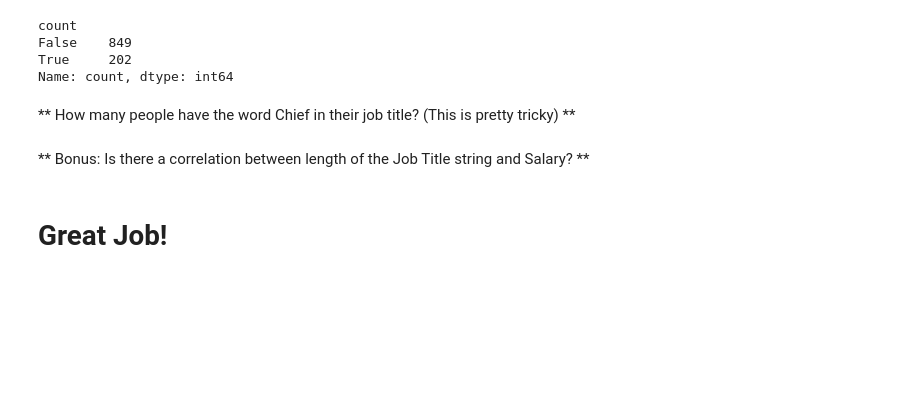
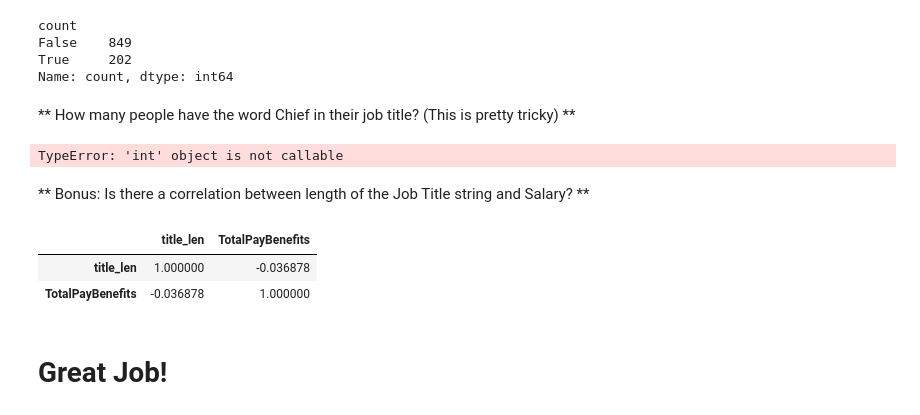
Before and after one commit to sina6611/Salary-analyse-project, a Jupyter notebook: 01-SF Salaries Exercise.ipynb, the cells around one changed output. Saved outputs shown, nothing was run; the diff lists cells and outputs as text; code cells hidden in the pictures; blank space fills up the shorter version.

```diff
--- a/01-SF Salaries Exercise.ipynb
+++ b/01-SF Salaries Exercise.ipynb
@@ -130,4 +136,17 @@ Name: count, dtype: int64
+# %%
+sum(sal['JobTitle'].apply(lambda x: chef_string(x)))
+# %% [output]
+TypeError: 'int' object is not callable
 # %% [markdown]
 ** Bonus: Is there a correlation between length of the Job Title string and Salary? **
+# %%
+
+sal['title_len'] = sal['JobTitle'].apply(len)
+# %%
+sal[['title_len','TotalPayBenefits']].corr() # No correlation.
+# %% [output]
+|  | title_len | TotalPayBenefits |
+| title_len | 1.000000 | -0.036878 |
+| TotalPayBenefits | -0.036878 | 1.000000 |
 # %% [markdown]
 # Great Job!
```
Also changed, not shown: parts of 1 cell of this notebook.
